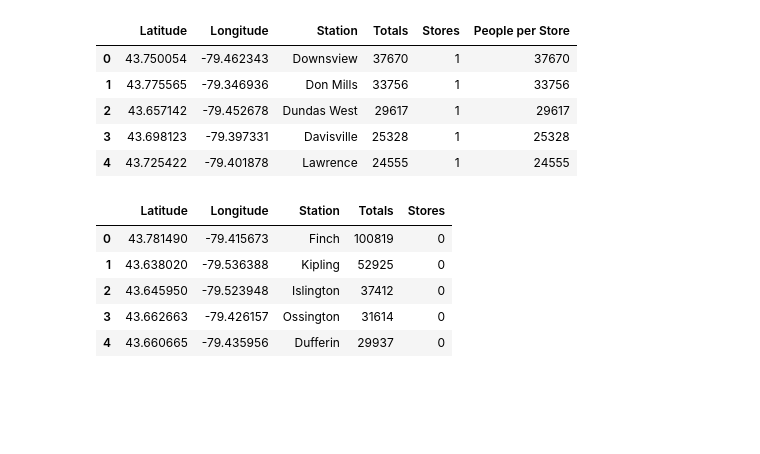
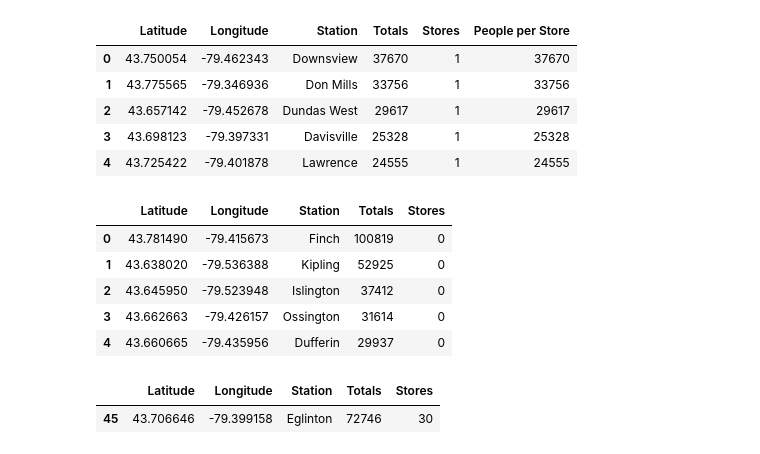
Before and after one commit to itonito/Coursera_Capstone, a Jupyter notebook: Final_AppliedDataScienceCapstone.ipynb, the cells around one changed output. Cells and saved outputs as stored; diff of their text form; code cells hidden in the pictures; blank space fills up the shorter version.

```diff
--- a/Final_AppliedDataScienceCapstone.ipynb
+++ b/Final_AppliedDataScienceCapstone.ipynb
@@ -142,3 +152,8 @@ zero_stores.head()
 | 2 | 43.645950 | -79.523948 | Islington | 37412 | 0 |
 | 3 | 43.662663 | -79.426157 | Ossington | 31614 | 0 |
 | 4 | 43.660665 | -79.435956 | Dufferin | 29937 | 0 |
+# %%
+stations_traffic_df.loc[stations_traffic_df['Station'] == 'Eglinton']
+# %% [output]
+|  | Latitude | Longitude | Station | Totals | Stores |
+| 45 | 43.706646 | -79.399158 | Eglinton | 72746 | 30 |
```
Also changed, not shown: parts of 6 cells of this notebook.
